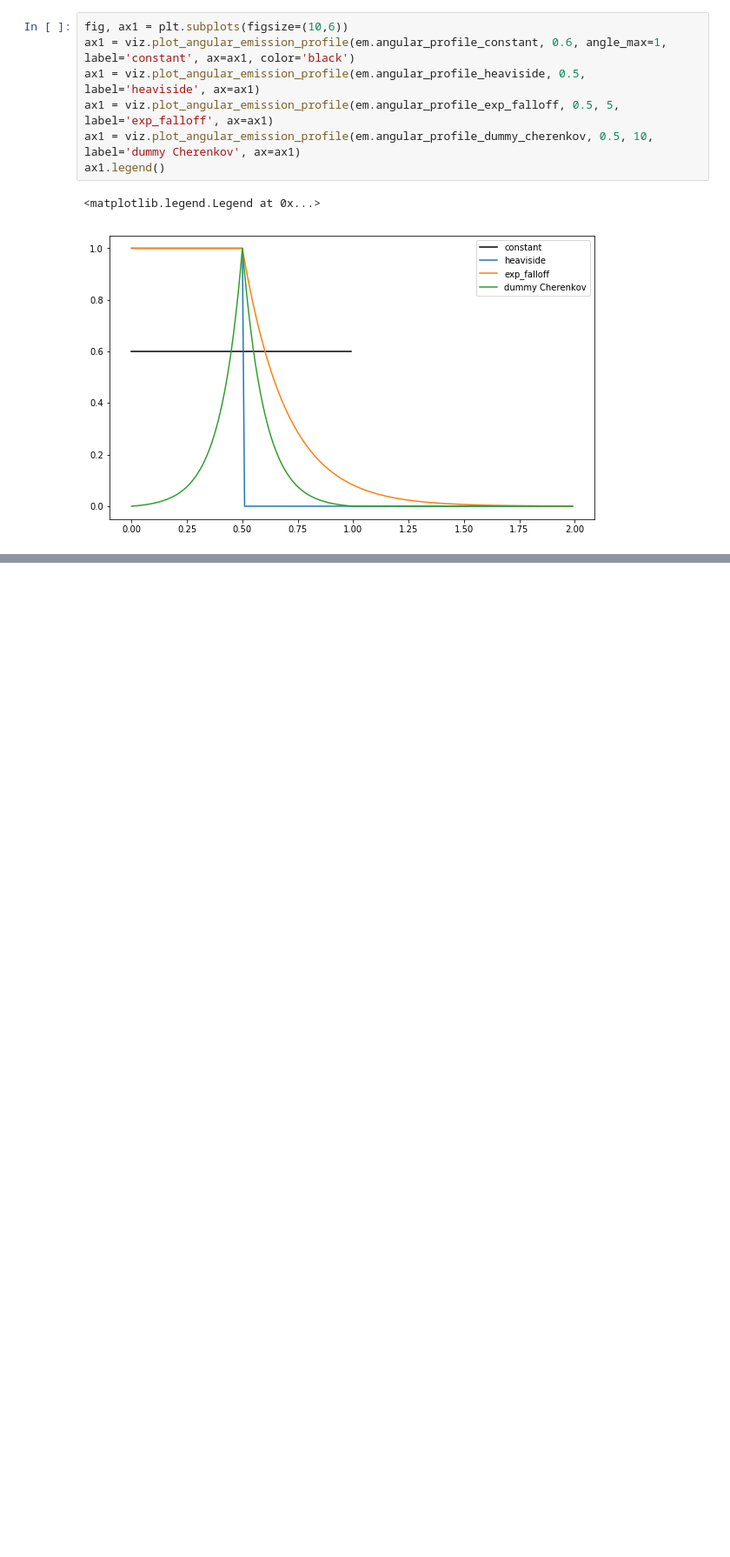
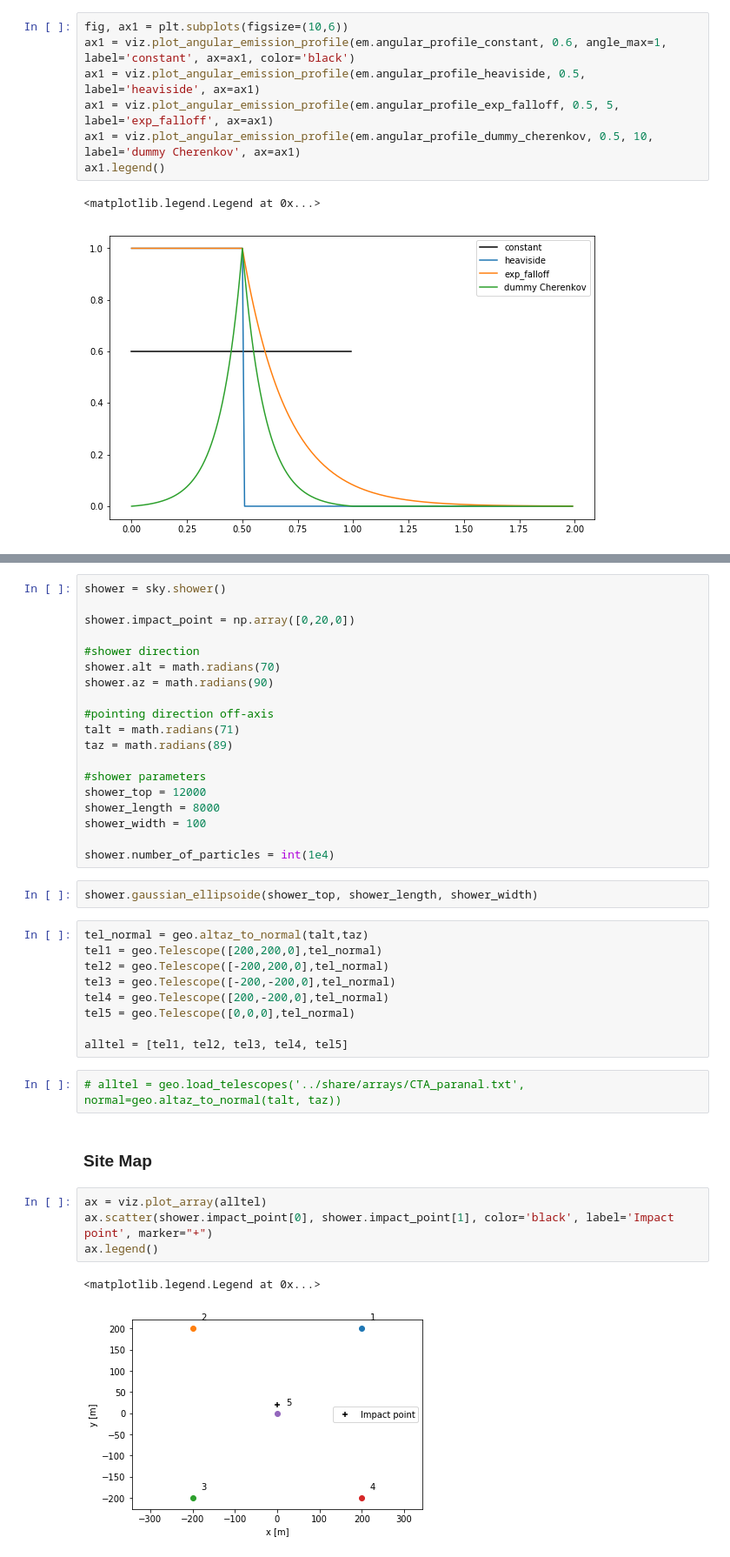
Before and after one commit to vuillaut/pschitt, a Jupyter notebook: notebooks/angular_emission_profiles.ipynb, the cells around one changed output, grey strips where cells are left out. Shown at 87% size. Cells and saved outputs as stored; diff of their text form; blank space fills up the shorter version.

```diff
--- a/notebooks/angular_emission_profiles.ipynb
+++ b/notebooks/angular_emission_profiles.ipynb
@@ -22,0 +31,41 @@ ax1.legend()
+# %%
+shower = sky.shower()
+
+shower.impact_point = np.array([0,20,0])
+
+#shower direction
+shower.alt = math.radians(70)
+shower.az = math.radians(90)
+
+#pointing direction off-axis
+talt = math.radians(71)
+taz = math.radians(89)
+
+#shower parameters
+shower_top = 12000
+shower_length = 8000
+shower_width = 100
+
+shower.number_of_particles = int(1e4)
+# %%
+shower.gaussian_ellipsoide(shower_top, shower_length, shower_width)
+# %%
+tel_normal = geo.altaz_to_normal(talt,taz)
+tel1 = geo.Telescope([200,200,0],tel_normal)
+tel2 = geo.Telescope([-200,200,0],tel_normal)
+tel3 = geo.Telescope([-200,-200,0],tel_normal)
+tel4 = geo.Telescope([200,-200,0],tel_normal)
+tel5 = geo.Telescope([0,0,0],tel_normal)
+
+alltel = [tel1, tel2, tel3, tel4, tel5]
+# %%
+# alltel = geo.load_telescopes('../share/arrays/CTA_paranal.txt', normal=geo.altaz_to_normal(talt, taz))
+# %% [markdown]
+### Site Map
+# %%
+ax = viz.plot_array(alltel)
+ax.scatter(shower.impact_point[0], shower.impact_point[1], color='black', label='Impact point', marker="+")
+ax.legend()
+# %% [output]
+<matplotlib.legend.Legend at 0x...>
+[figure, added]
```
Also changed, not shown: parts of 24 cells of this notebook.
